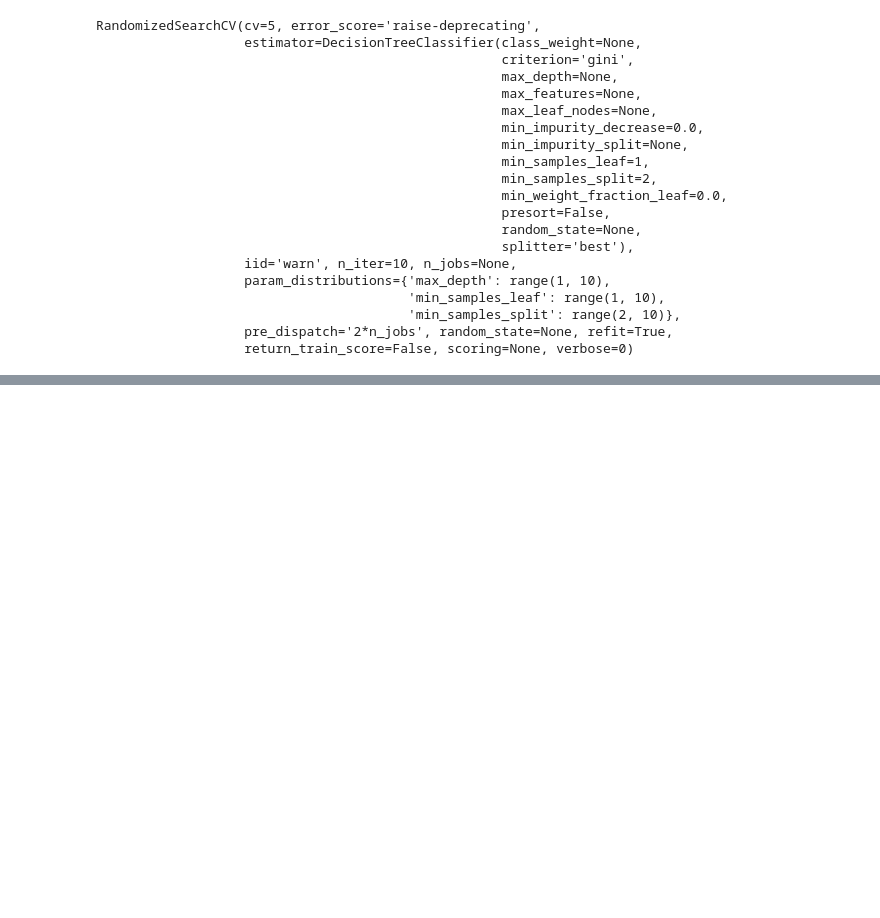
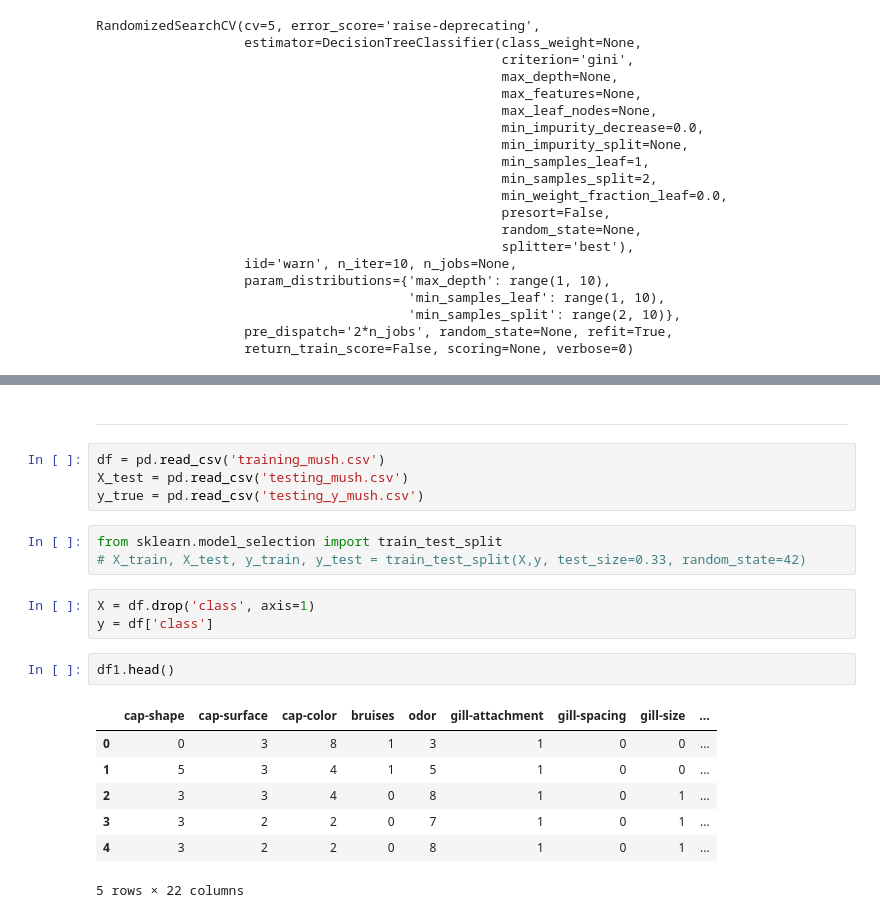
Before and after one commit to grackhack/StepikML, a Jupyter notebook: lesson_2/2_7/main.ipynb, the cells around one changed output, grey strips where cells are left out. Saved outputs shown, nothing was run; the diff lists cells and outputs as text; blank space fills up the shorter version.

```diff
--- a/lesson_2/2_7/main.ipynb
+++ b/lesson_2/2_7/main.ipynb
@@ -159,2 +159,24 @@ DecisionTreeClassifier(class_weight=None, criterion='gini', max_depth=7,
                        min_weight_fraction_leaf=0.0, presort=False,
                        random_state=None, splitter='best')
+# %% [markdown]
+-----
+# %%
+df = pd.read_csv('training_mush.csv')
+X_test = pd.read_csv('testing_mush.csv')
+y_true = pd.read_csv('testing_y_mush.csv')
+# %%
+from sklearn.model_selection import train_test_split
+# X_train, X_test, y_train, y_test = train_test_split(X,y, test_size=0.33, random_state=42)
+# %%
+X = df.drop('class', axis=1)
+y = df['class']
+# %%
+df1.head()
+# %% [output]
+|  | cap-shape | cap-surface | cap-color | bruises | odor | gill-attachment | gill-spacing | gill-size | ... |
+| 0 | 0 | 3 | 8 | 1 | 3 | 1 | 0 | 0 | ... |
+| 1 | 5 | 3 | 4 | 1 | 5 | 1 | 0 | 0 | ... |
+| 2 | 3 | 3 | 4 | 0 | 8 | 1 | 0 | 1 | ... |
+| 3 | 3 | 2 | 2 | 0 | 7 | 1 | 0 | 1 | ... |
+| 4 | 3 | 2 | 2 | 0 | 8 | 1 | 0 | 1 | ... |
+5 rows × 22 columns
```
Also changed, not shown: parts of 38 cells of this notebook, 8 other files.
